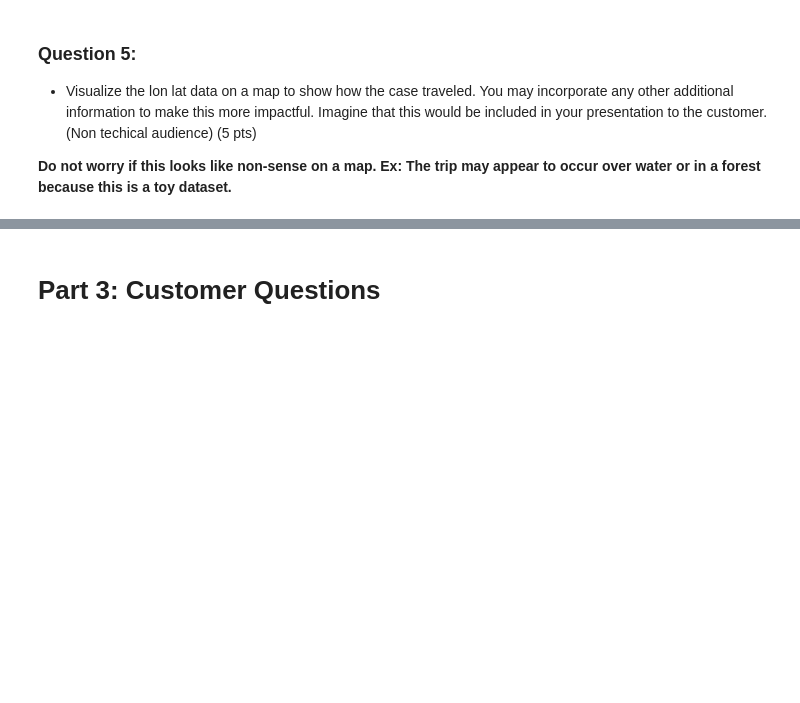
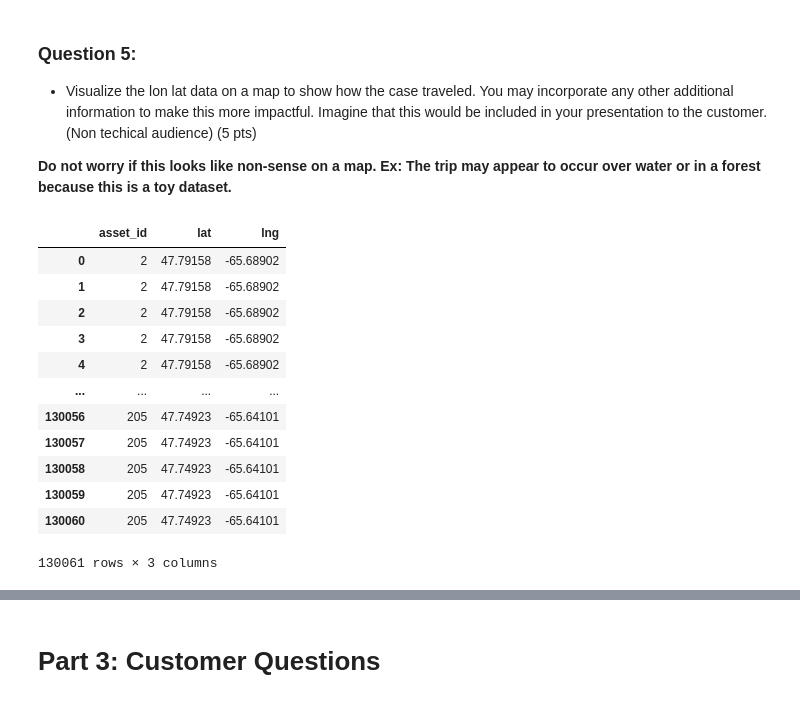
Before and after one commit to MarianaSosaTerrazas/DIPLOMADO_CIENCIA_MATEMATICA_2024-1, a Jupyter notebook: Data_Analyst_Assignment_1_MarianaSosa.ipynb, the cells around one changed output, grey strips where cells are left out. Drawn from its saved outputs; the diff is of its cells as text; code cells hidden in the pictures; blank space fills up the shorter version.

```diff
--- a/Data_Analyst_Assignment_1_MarianaSosa.ipynb
+++ b/Data_Analyst_Assignment_1_MarianaSosa.ipynb
@@ -240,0 +242,17 @@ Warning: total number of rows (130061) exceeds max_rows (20000). Limiting to fir
+# %%
+map_aux=df[['asset_id','lat','lng']]
+map_aux
+# %% [output]
+|  | asset_id | lat | lng |
+| 0 | 2 | 47.79158 | -65.68902 |
+| 1 | 2 | 47.79158 | -65.68902 |
+| 2 | 2 | 47.79158 | -65.68902 |
+| 3 | 2 | 47.79158 | -65.68902 |
+| 4 | 2 | 47.79158 | -65.68902 |
+| ... | ... | ... | ... |
+| 130056 | 205 | 47.74923 | -65.64101 |
+| 130057 | 205 | 47.74923 | -65.64101 |
+| 130058 | 205 | 47.74923 | -65.64101 |
+| 130059 | 205 | 47.74923 | -65.64101 |
+| 130060 | 205 | 47.74923 | -65.64101 |
+130061 rows × 3 columns
```
Also changed, not shown: parts of 4 cells of this notebook.
